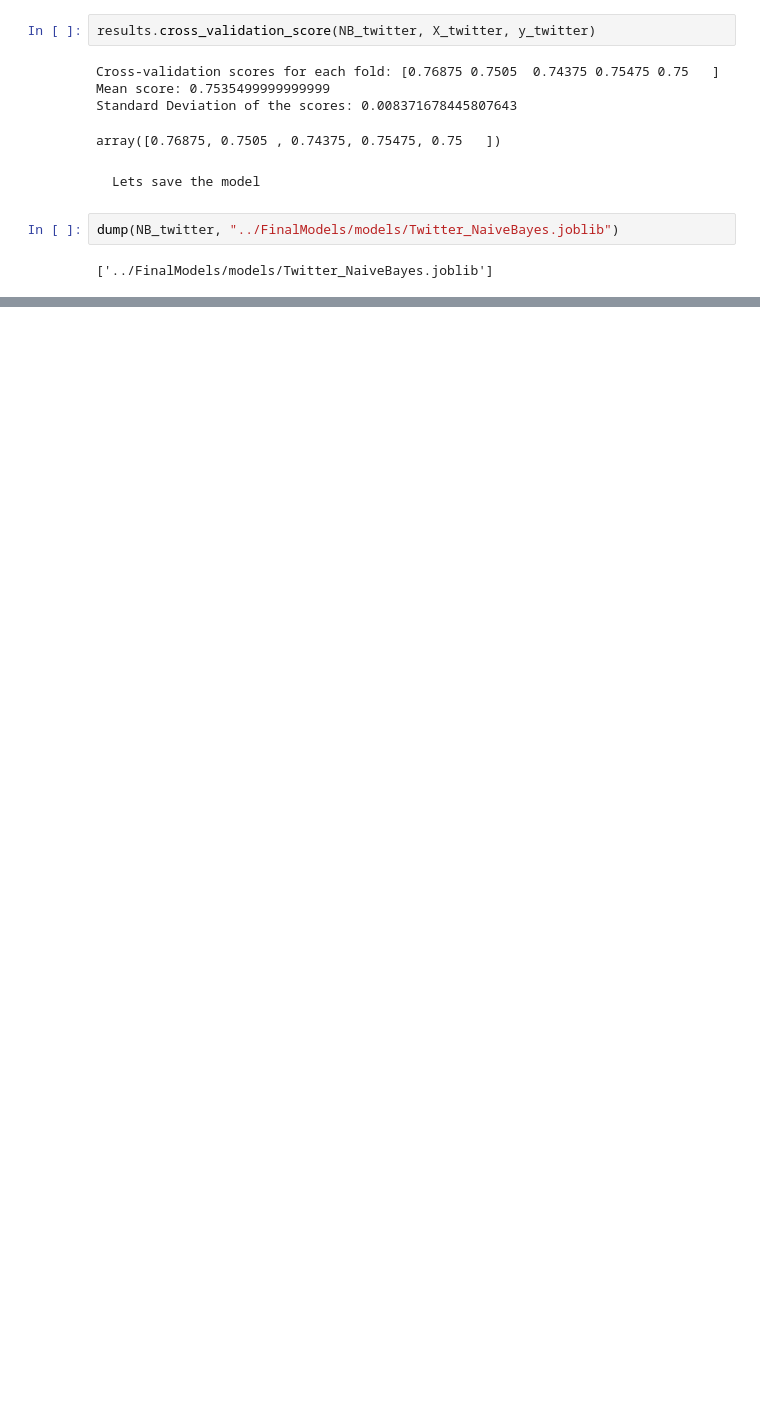
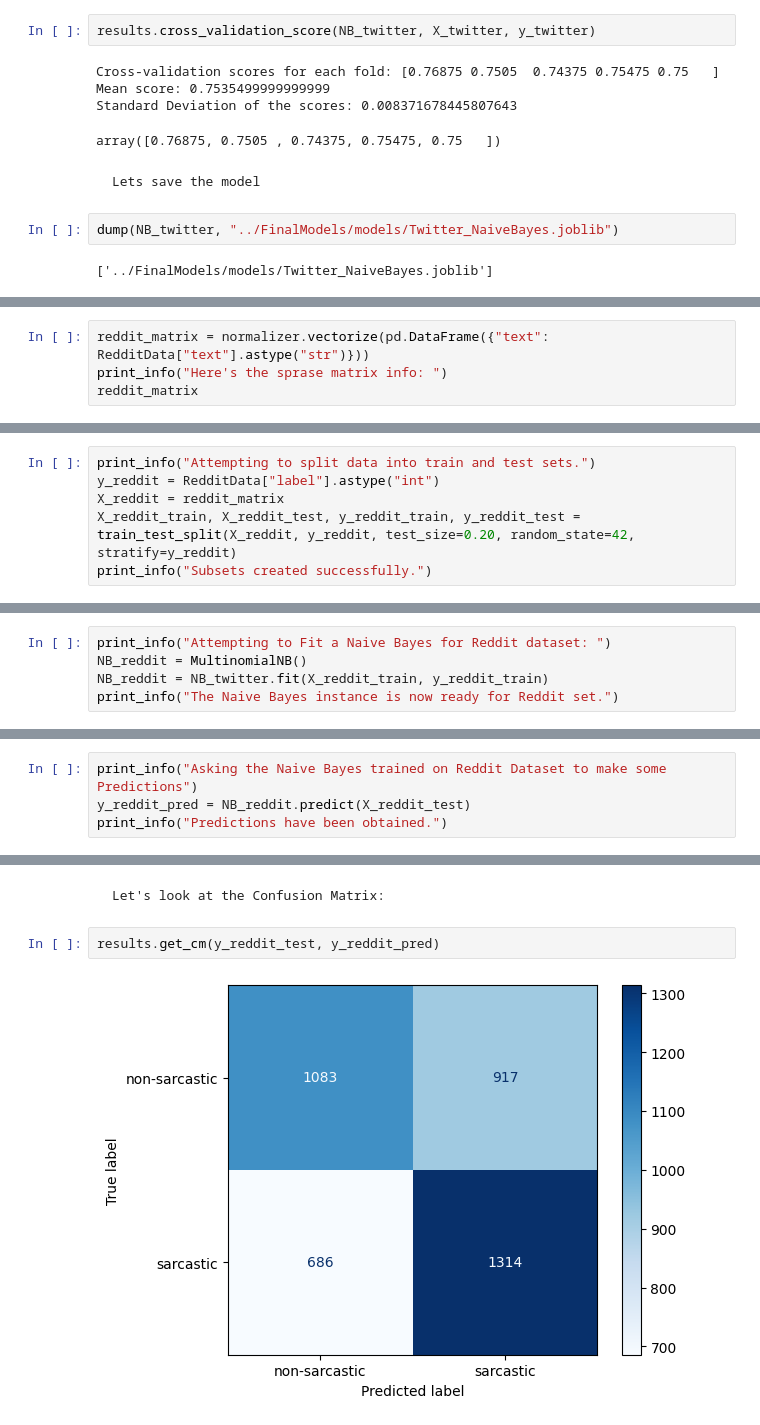
Before and after one commit to Khurdhula-Harshavardhan/Sarcasm, a Jupyter notebook: FinalModels/NaiveBayes.ipynb, the cells around one changed output, grey strips where cells are left out. Drawn from its saved outputs; the diff is of its cells as text; blank space fills up the shorter version.

Commit message:
naive bayes analysis is now complete.

```diff
--- a/FinalModels/NaiveBayes.ipynb
+++ b/FinalModels/NaiveBayes.ipynb
@@ -321,0 +368,4 @@ dump(NB_twitter, "../FinalModels/models/Twitter_NaiveBayes.joblib")
+# %%
+reddit_matrix = normalizer.vectorize(pd.DataFrame({"text": RedditData["text"].astype("str")}))
+print_info("Here's the sprase matrix info: ")
+reddit_matrix
@@ -321,0 +388,6 @@ dump(NB_twitter, "../FinalModels/models/Twitter_NaiveBayes.joblib")
+# %%
+print_info("Attempting to split data into train and test sets.")
+y_reddit = RedditData["label"].astype("int")
+X_reddit = reddit_matrix
+X_reddit_train, X_reddit_test, y_reddit_train, y_reddit_test = train_test_split(X_reddit, y_reddit, test_size=0.20, random_state=42, stratify=y_reddit)
+print_info("Subsets created successfully.")
@@ -321,0 +399,5 @@ dump(NB_twitter, "../FinalModels/models/Twitter_NaiveBayes.joblib")
+# %%
+print_info("Attempting to Fit a Naive Bayes for Reddit dataset: ")
+NB_reddit = MultinomialNB()
+NB_reddit = NB_twitter.fit(X_reddit_train, y_reddit_train)
+print_info("The Naive Bayes instance is now ready for Reddit set.")
@@ -321,0 +409,4 @@ dump(NB_twitter, "../FinalModels/models/Twitter_NaiveBayes.joblib")
+# %%
+print_info("Asking the Naive Bayes trained on Reddit Dataset to make some Predictions")
+y_reddit_pred = NB_reddit.predict(X_reddit_test)
+print_info("Predictions have been obtained.")
@@ -321,0 +431,6 @@ dump(NB_twitter, "../FinalModels/models/Twitter_NaiveBayes.joblib")
+# %% [markdown]
+    Let's look at the Confusion Matrix:
+# %%
+results.get_cm(y_reddit_test, y_reddit_pred)
+# %% [output]
+[figure, added]
```
Also changed, not shown: parts of 45 cells of this notebook, 5 other files.
